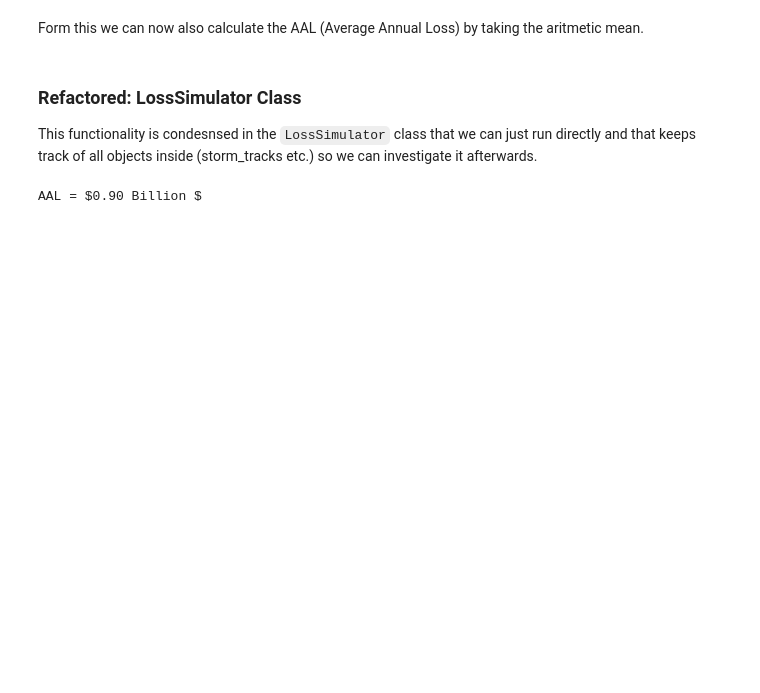
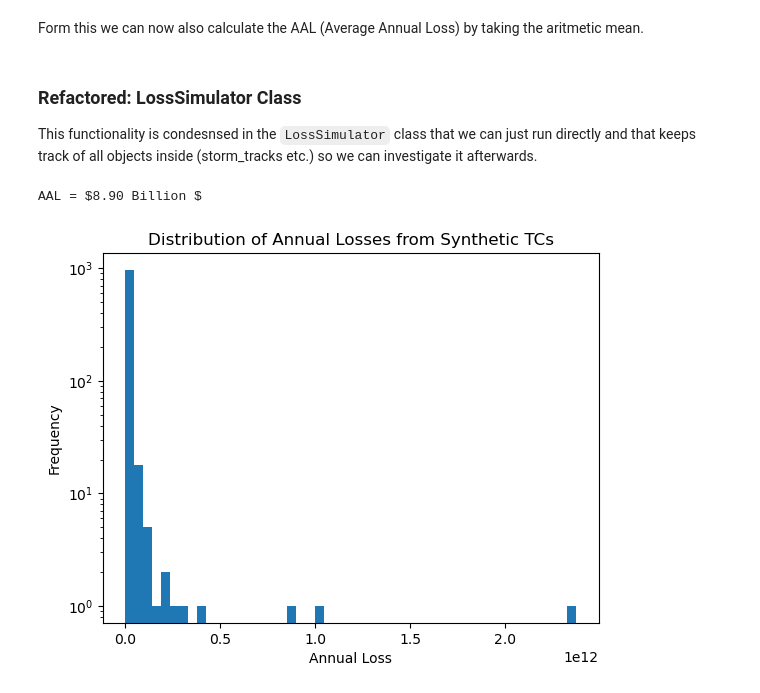
Before and after one commit to christianwirths/NatCat, a Jupyter notebook: notebooks/nb6_financials.ipynb, the cells around one changed output. Drawn from its saved outputs; the diff is of its cells as text; code cells hidden in the pictures; blank space fills up the shorter version.

```diff
--- a/notebooks/nb6_financials.ipynb
+++ b/notebooks/nb6_financials.ipynb
@@ -108,7 +95,17 @@ This functionality is condesnsed in the `LossSimulator` class that we can just r
 from simulation import LossSimulator
 
 sim = LossSimulator(model, portfolio, vulnerability, portfolio_bounds=(lat_min, lat_max, lon_min, lon_max), buf=buf)
-sim.run(n_years=10)
+sim.run(n_years=1000)
 print(f"AAL = ${sim.aal*1e-9:,.2f} Billion $")
 # %% [output]
-AAL = $0.90 Billion $
+AAL = $8.90 Billion $
+# %%
+# Make historgam of losses per year
+plt.hist(sim.losses_per_year, bins=50)
+plt.yscale('log')
+plt.xlabel("Annual Loss")
+plt.ylabel("Frequency")
+plt.title("Distribution of Annual Losses from Synthetic TCs")
+plt.show()
+# %% [output]
+[figure, new version]
```
Also changed, not shown: parts of 3 cells of this notebook, 3 other files.
